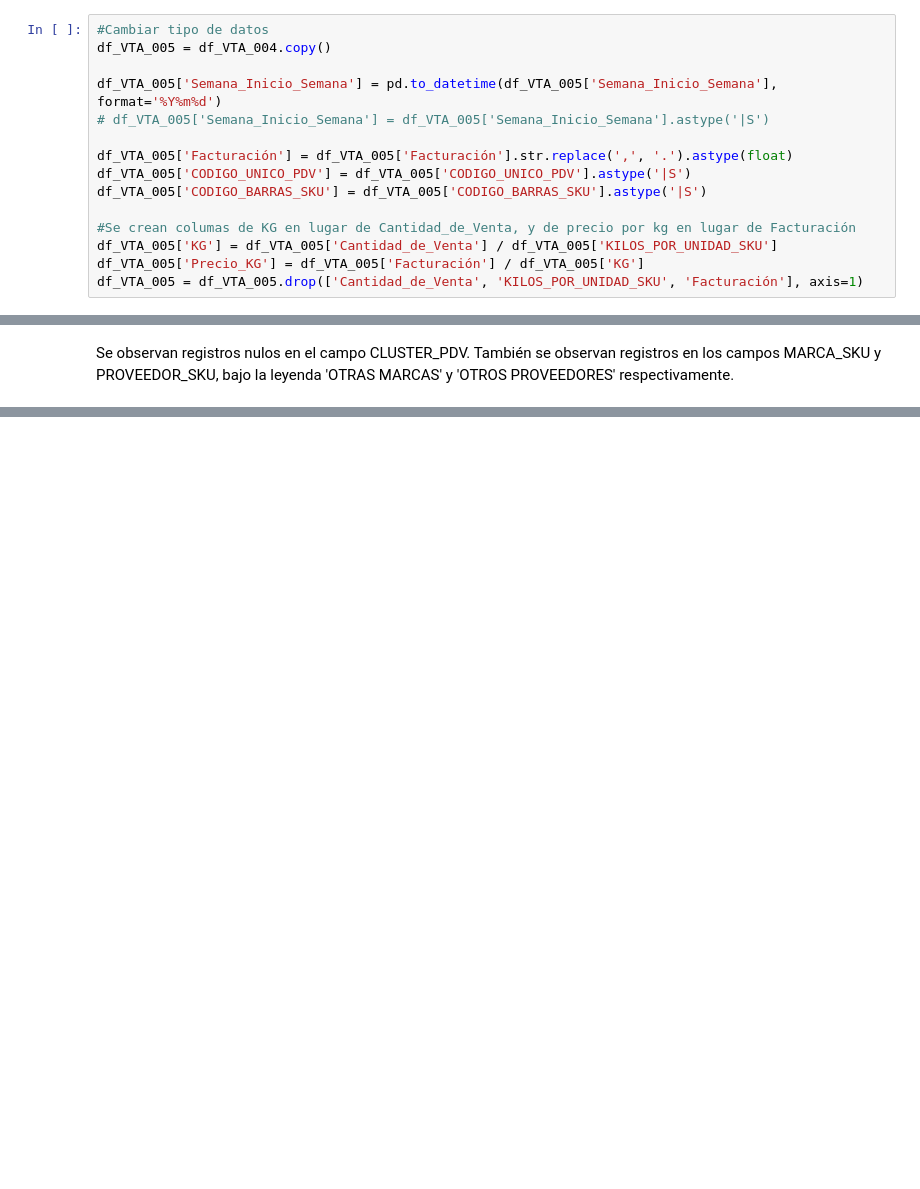
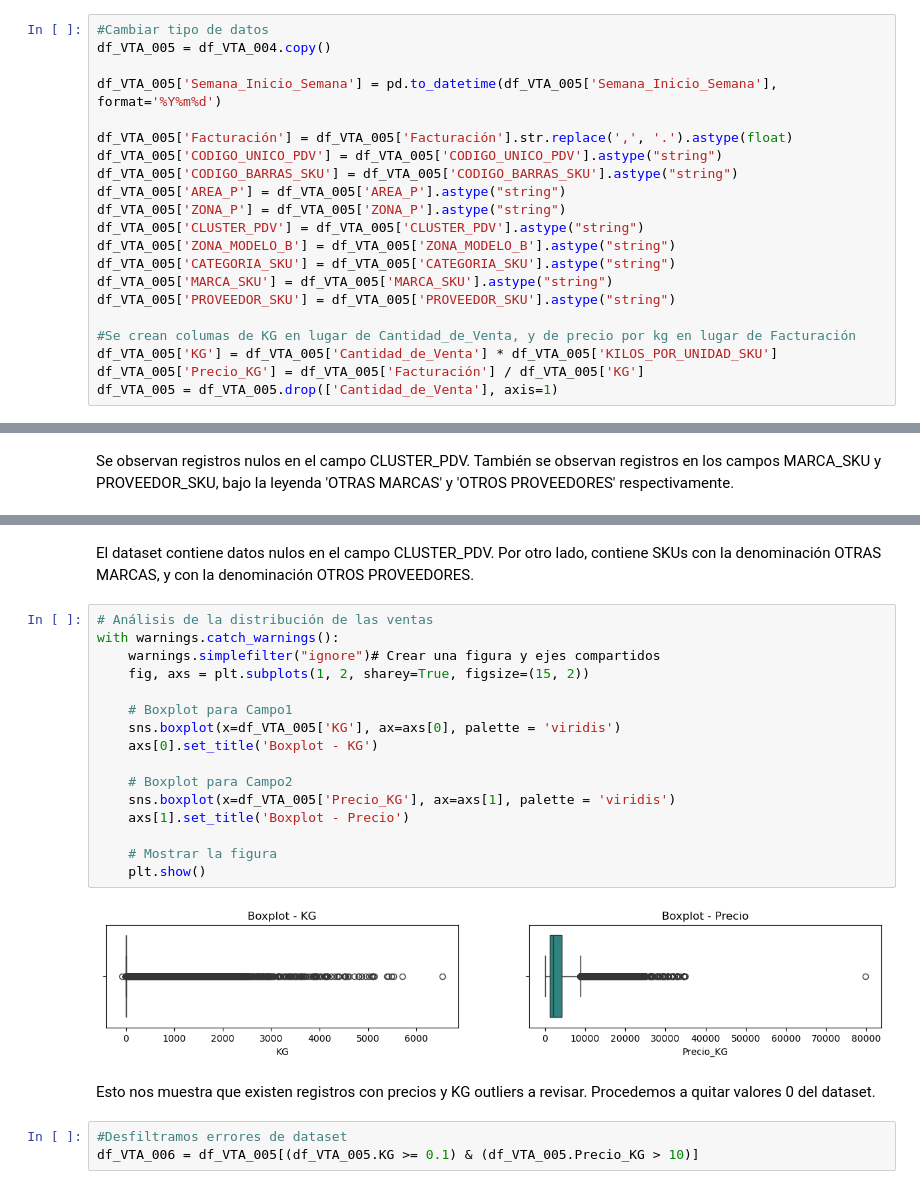
Before and after one commit to Hart-Hunt/Datasets, a Jupyter notebook: Nuevo_BTC.ipynb, the cells around one changed output, grey strips where cells are left out. Saved outputs shown, nothing was run; the diff lists cells and outputs as text; blank space fills up the shorter version.

```diff
--- a/Nuevo_BTC.ipynb
+++ b/Nuevo_BTC.ipynb
@@ -338,13 +340,19 @@ df_VTA_004 = df_VTA_003.drop(['CODIGO_UNICO_PDV_2', 'Codigo_Barras_SKU'], axis=1
 df_VTA_005 = df_VTA_004.copy()
 
 df_VTA_005['Semana_Inicio_Semana'] = pd.to_datetime(df_VTA_005['Semana_Inicio_Semana'], format='%Y%m%d')
-# df_VTA_005['Semana_Inicio_Semana'] = df_VTA_005['Semana_Inicio_Semana'].astype('|S')
 
 df_VTA_005['Facturación'] = df_VTA_005['Facturación'].str.replace(',', '.').astype(float)
-df_VTA_005['CODIGO_UNICO_PDV'] = df_VTA_005['CODIGO_UNICO_PDV'].astype('|S')
-df_VTA_005['CODIGO_BARRAS_SKU'] = df_VTA_005['CODIGO_BARRAS_SKU'].astype('|S')
+df_VTA_005['CODIGO_UNICO_PDV'] = df_VTA_005['CODIGO_UNICO_PDV'].astype("string")
+df_VTA_005['CODIGO_BARRAS_SKU'] = df_VTA_005['CODIGO_BARRAS_SKU'].astype("string")
+df_VTA_005['AREA_P'] = df_VTA_005['AREA_P'].astype("string")
+df_VTA_005['ZONA_P'] = df_VTA_005['ZONA_P'].astype("string")
+df_VTA_005['CLUSTER_PDV'] = df_VTA_005['CLUSTER_PDV'].astype("string")
+df_VTA_005['ZONA_MODELO_B'] = df_VTA_005['ZONA_MODELO_B'].astype("string")
+df_VTA_005['CATEGORIA_SKU'] = df_VTA_005['CATEGORIA_SKU'].astype("string")
+df_VTA_005['MARCA_SKU'] = df_VTA_005['MARCA_SKU'].astype("string")
+df_VTA_005['PROVEEDOR_SKU'] = df_VTA_005['PROVEEDOR_SKU'].astype("string")
 
 #Se crean columas de KG en lugar de Cantidad_de_Venta, y de precio por kg en lugar de Facturación
-df_VTA_005['KG'] = df_VTA_005['Cantidad_de_Venta'] / df_VTA_005['KILOS_POR_UNIDAD_SKU']
+df_VTA_005['KG'] = df_VTA_005['Cantidad_de_Venta'] * df_VTA_005['KILOS_POR_UNIDAD_SKU']
 df_VTA_005['Precio_KG'] = df_VTA_005['Facturación'] / df_VTA_005['KG']
-df_VTA_005 = df_VTA_005.drop(['Cantidad_de_Venta', 'KILOS_POR_UNIDAD_SKU', 'Facturación'], axis=1)
+df_VTA_005 = df_VTA_005.drop(['Cantidad_de_Venta'], axis=1)
@@ -472,0 +459,26 @@ Se observan registros nulos en el campo CLUSTER_PDV. También se observan regist
+# %% [markdown]
+El dataset contiene datos nulos en el campo CLUSTER_PDV. Por otro lado, contiene SKUs con la denominación OTRAS MARCAS, y con la denominación OTROS PROVEEDORES.
+# %%
+# Análisis de la distribución de las ventas
+with warnings.catch_warnings():
+    warnings.simplefilter("ignore")# Crear una figura y ejes compartidos
+    fig, axs = plt.subplots(1, 2, sharey=True, figsize=(15, 2))
+
+    # Boxplot para Campo1
+    sns.boxplot(x=df_VTA_005['KG'], ax=axs[0], palette = 'viridis')
+    axs[0].set_title('Boxplot - KG')
+
+    # Boxplot para Campo2
+    sns.boxplot(x=df_VTA_005['Precio_KG'], ax=axs[1], palette = 'viridis')
+    axs[1].set_title('Boxplot - Precio')
+
+    # Mostrar la figura
+    plt.show()
+# %% [output]
+[figure, added]
+# %% [markdown]
+Esto nos muestra que existen registros con precios y KG outliers a revisar.
+Procedemos a quitar valores 0 del dataset.
+# %%
+#Desfiltramos errores de dataset
+df_VTA_006 = df_VTA_005[(df_VTA_005.KG >= 0.1) & (df_VTA_005.Precio_KG > 10)]
```
Also changed, not shown: parts of 21 cells of this notebook.
